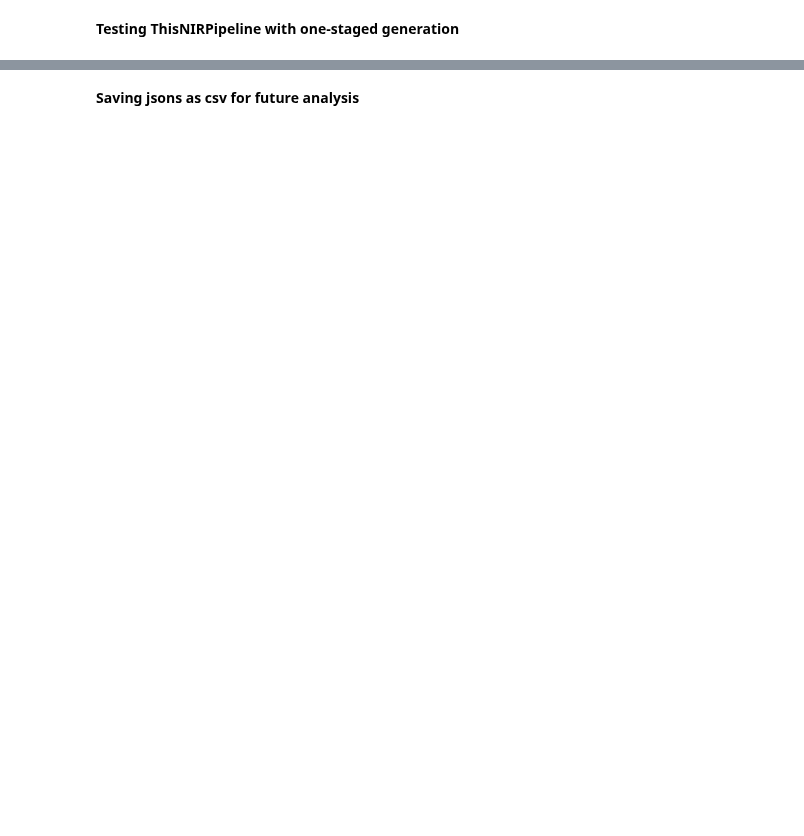
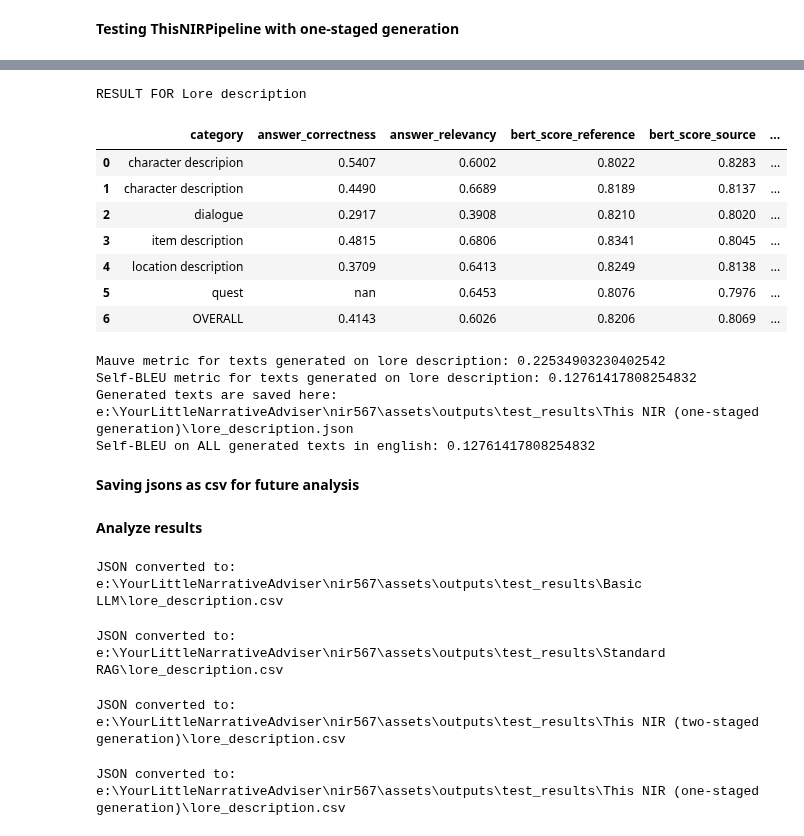
Before and after one commit to Alisazzzz/nir567, a Jupyter notebook: notebooks/testing_several_answer_pipelines.ipynb, the cells around one changed output, grey strips where cells are left out. Saved outputs shown, nothing was run; the diff lists cells and outputs as text; code cells hidden in the pictures; blank space fills up the shorter version.

```diff
--- a/notebooks/testing_several_answer_pipelines.ipynb
+++ b/notebooks/testing_several_answer_pipelines.ipynb
@@ -462,7 +531,9 @@ def run_generation_tests_ThisNIRPipeline_one_stage(test_data: Dict[str, Any], da
         reference = task["reference"]
         category = task.get("category", "default")
 
-        context = form_context_with_llm(query, graph, instruct_llm, embeddings_model, language)
+        this_graph_embeddings = manager.get_embedding_model(graph.get_embedding_model())
+
+        context = form_context_with_llm(query, graph, instruct_llm, this_graph_embeddings, language)
         answer_final = generate_answer_based_on_context(query, context, answer_llm, language)
 
         generated.append({"category": category, "generated_text": answer_final})
@@ -516,7 +587,7 @@ def run_generation_tests_ThisNIRPipeline_one_stage(test_data: Dict[str, Any], da
     print(f"Self-BLEU metric for texts generated on {dataset_name}: {self_bleu_score}")
 
     if generated:
-        pipeline_dir = os.path.join(results_dir, "Basic LLM")
+        pipeline_dir = os.path.join(results_dir, "This NIR (one-staged generation)")
         os.makedirs(pipeline_dir, exist_ok=True)
 
         generated_with_metrics = []
@@ -539,11 +610,12 @@ def run_generation_tests_ThisNIRPipeline_one_stage(test_data: Dict[str, Any], da
     return generated_texts
 # %%
 texts_lore = run_generation_tests_ThisNIRPipeline_one_stage(test_data_lore_description, "lore description", "lore_description.json")
-texts_design = run_generation_tests_ThisNIRPipeline_one_stage(test_data_design_document, "design document", "design_document.json")
-texts_scenario = run_generation_tests_ThisNIRPipeline_one_stage(test_data_scenario, "scenario", "scenario.json")
+# texts_design = run_generation_tests_ThisNIRPipeline_one_stage(test_data_design_document, "design document", "design_document.json")
+#texts_scenario = run_generation_tests_ThisNIRPipeline_one_stage(test_data_scenario, "scenario", "scenario.json")
 
-all_generated_texts = texts_lore + texts_design + texts_scenario
+all_generated_texts = texts_lore #+ texts_design + texts_scenario
 self_bleu_all = compute_self_bleu(generateds=all_generated_texts)
 print(f"Self-BLEU on ALL generated texts in english: {self_bleu_all}")
 
-texts_russian = run_generation_tests_ThisNIRPipeline_one_stage(test_data_scenario, "scenario in russian", "scenario_russian.json", "ru")
+#texts_russian = run_generation_tests_ThisNIRPipeline_one_stage(test_data_scenario, "scenario in russian", "scenario_russian.json", "ru")
+# %% [output]
@@ -550,3 +639,16 @@ texts_russian = run_generation_tests_ThisNIRPipeline_one_stage(test_data_scenari
+RESULT FOR Lore description
+|  | category | answer_correctness | answer_relevancy | bert_score_reference | bert_score_source | ... |
+| 0 | character descripion | 0.5407 | 0.6002 | 0.8022 | 0.8283 | ... |
+| 1 | character description | 0.4490 | 0.6689 | 0.8189 | 0.8137 | ... |
+| 2 | dialogue | 0.2917 | 0.3908 | 0.8210 | 0.8020 | ... |
+| 3 | item description | 0.4815 | 0.6806 | 0.8341 | 0.8045 | ... |
+| 4 | location description | 0.3709 | 0.6413 | 0.8249 | 0.8138 | ... |
+| 5 | quest | nan | 0.6453 | 0.8076 | 0.7976 | ... |
+| 6 | OVERALL | 0.4143 | 0.6026 | 0.8206 | 0.8069 | ... |
+Mauve metric for texts generated on lore description: 0.22534903230402542
+Self-BLEU metric for texts generated on lore description: 0.12761417808254832
+Generated texts are saved here: e:\YourLittleNarrativeAdviser\nir567\assets\outputs\test_results\This NIR (one-staged generation)\lore_description.json
+Self-BLEU on ALL generated texts in english: 0.12761417808254832
 # %% [markdown]
 **Saving jsons as csv for future analysis**
 # %%
@@ -576,3 +678,5 @@ def json_to_csv(json_path: str, csv_path: str = None):
 
     print(f"JSON converted to: {csv_path}")
     return df
+# %% [markdown]
+**Analyze results**
@@ -579,24 +863,32 @@ def json_to_csv(json_path: str, csv_path: str = None):
 # %%
 pipeline_dir = os.path.join(results_dir, "Basic LLM")
-json_to_csv(os.path.join(pipeline_dir, "lore_description.json"))
-json_to_csv(os.path.join(pipeline_dir, "design_document.json"))
-json_to_csv(os.path.join(pipeline_dir, "scenario.json"))
-json_to_csv(os.path.join(pipeline_dir, "scenario_in_russian.json"))
+basic_llm_lore_description = json_to_csv(os.path.join(pipeline_dir, "lore_description.json"))
+# basic_llm_design_document = json_to_csv(os.path.join(pipeline_dir, "design_document.json"))
+# basic_llm_scenario = json_to_csv(os.path.join(pipeline_dir, "scenario.json"))
+# basic_llm_russian_scenario = json_to_csv(os.path.join(pipeline_dir, "scenario_in_russian.json"))
+# %% [output]
+JSON converted to: e:\YourLittleNarrativeAdviser\nir567\assets\outputs\test_results\Basic LLM\lore_description.csv
 # %%
 pipeline_dir = os.path.join(results_dir, "Standard RAG")
-json_to_csv(os.path.join(pipeline_dir, "lore_description.json"))
-json_to_csv(os.path.join(pipeline_dir, "design_document.json"))
-json_to_csv(os.path.join(pipeline_dir, "scenario.json"))
-json_to_csv(os.path.join(pipeline_dir, "scenario_in_russian.json"))
+standard_rag_lore_description = json_to_csv(os.path.join(pipeline_dir, "lore_description.json"))
+# standard_rag_design_document = json_to_csv(os.path.join(pipeline_dir, "design_document.json"))
+# standard_rag_scenario = json_to_csv(os.path.join(pipeline_dir, "scenario.json"))
+# standard_rag_russian_scenario = json_to_csv(os.path.join(pipeline_dir, "scenario_in_russian.json"))
+# %% [output]
+JSON converted to: e:\YourLittleNarrativeAdviser\nir567\assets\outputs\test_results\Standard RAG\lore_description.csv
 # %%
-pipeline_dir = os.path.join(results_dir, "This NIR (two stages)")
-json_to_csv(os.path.join(pipeline_dir, "lore_description.json"))
-json_to_csv(os.path.join(pipeline_dir, "design_document.json"))
-json_to_csv(os.path.join(pipeline_dir, "scenario.json"))
-json_to_csv(os.path.join(pipeline_dir, "scenario_in_russian.json"))
+pipeline_dir = os.path.join(results_dir, "This NIR (two-staged generation)")
+this_nir_two_stages_lore_description = json_to_csv(os.path.join(pipeline_dir, "lore_description.json"))
+# this_nir_two_stages_design_document = json_to_csv(os.path.join(pipeline_dir, "design_document.json"))
+# this_nir_two_stages_scenario = json_to_csv(os.path.join(pipeline_dir, "scenario.json"))
+# this_nir_two_stages_russian_scenario = json_to_csv(os.path.join(pipeline_dir, "scenario_in_russian.json"))
+# %% [output]
+JSON converted to: e:\YourLittleNarrativeAdviser\nir567\assets\outputs\test_results\This NIR (two-staged generation)\lore_description.csv
 # %%
-pipeline_dir = os.path.join(results_dir, "This NIR (one stage)")
-json_to_csv(os.path.join(pipeline_dir, "lore_description.json"))
-json_to_csv(os.path.join(pipeline_dir, "design_document.json"))
-json_to_csv(os.path.join(pipeline_dir, "scenario.json"))
-json_to_csv(os.path.join(pipeline_dir, "scenario_in_russian.json"))
+pipeline_dir = os.path.join(results_dir, "This NIR (one-staged generation)")
+this_nir_one_stage_lore_description = json_to_csv(os.path.join(pipeline_dir, "lore_description.json"))
+# this_nir_one_stage_design_document = json_to_csv(os.path.join(pipeline_dir, "design_document.json"))
+# this_nir_one_stage_scenario = json_to_csv(os.path.join(pipeline_dir, "scenario.json"))
+# this_nir_one_stage_russian_scenario = json_to_csv(os.path.join(pipeline_dir, "scenario_in_russian.json"))
+# %% [output]
+JSON converted to: e:\YourLittleNarrativeAdviser\nir567\assets\outputs\test_results\This NIR (one-staged generation)\lore_description.csv
```
Also changed, not shown: parts of 16 cells of this notebook, 27 other files.
